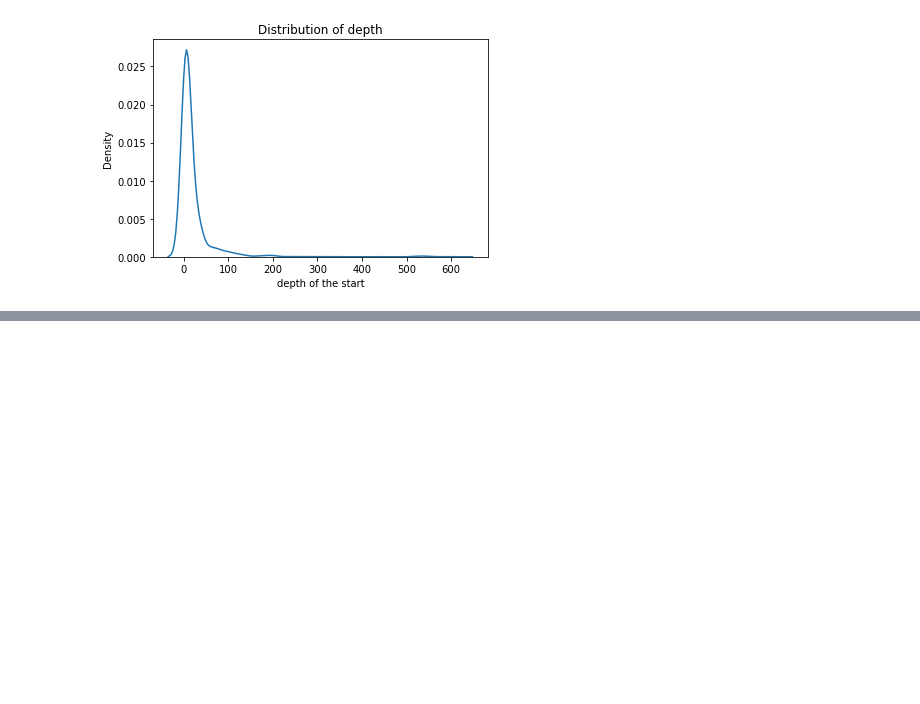
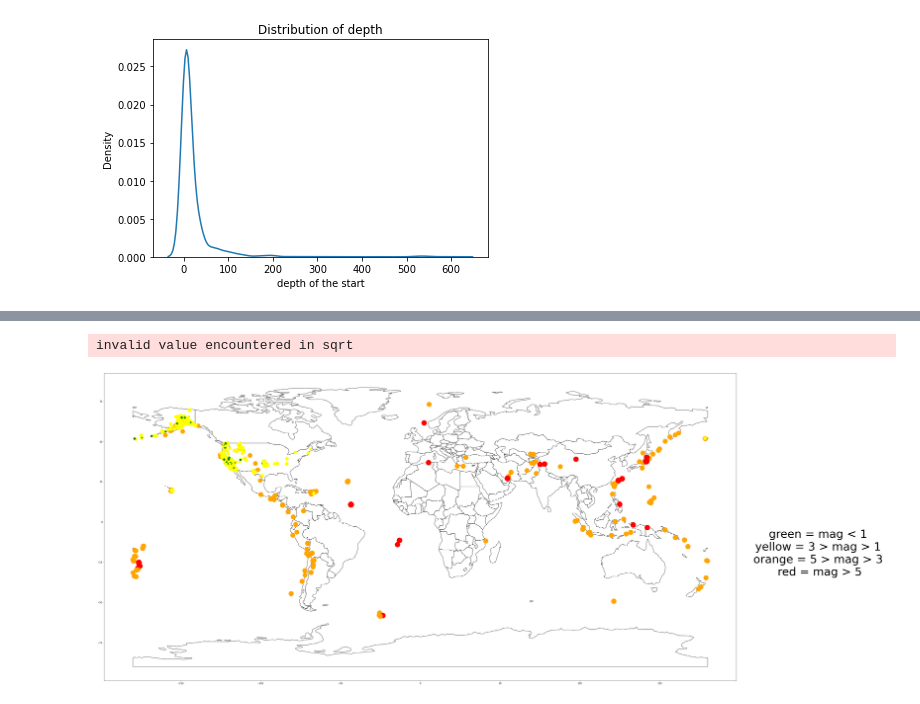
Before and after one commit to janisfroelich/daw, a Jupyter notebook: Erdbeben/Daten_aufbereiten.ipynb, the cells around one changed output, grey strips where cells are left out. Saved outputs shown, nothing was run; the diff lists cells and outputs as text; code cells hidden in the pictures; blank space fills up the shorter version.

```diff
--- a/Erdbeben/Daten_aufbereiten.ipynb
+++ b/Erdbeben/Daten_aufbereiten.ipynb
@@ -178,0 +212,4 @@ koordinaten_check.is_valid.sum()
+# %%
+mag_people_felt = []
+for i in range(len(df_erdbeben_factor)):
+    mag_people_felt.append(df_erdbeben_factor["mag"][i] * df_erdbeben_factor["nfelt"][i])
@@ -214,3 +259,14 @@ plt.title("Distribution of depth")
 # %% [output]
 Text(0.5, 1.0, 'Distribution of depth')
 [figure]
+# %%
+df_erdbeben_factor["color"] = 0
+for i in range(len(df_erdbeben_factor)):
+    if df_erdbeben_factor["mag"][i] > 5:
+        df_erdbeben_factor["color"][i] = "red"
+    elif df_erdbeben_factor["mag"][i] > 3:
+        df_erdbeben_factor["color"][i] = "orange"
+    elif df_erdbeben_factor["mag"][i] > 1:
+        df_erdbeben_factor["color"][i] = "yellow"
+    else:
+        df_erdbeben_factor["color"][i] = "green"
@@ -216,0 +283,11 @@ Text(0.5, 1.0, 'Distribution of depth')
+# %%
+#Import world map from geopandas
+world = gpd.read_file(gpd.datasets.get_path('naturalearth_lowres'))
+axis = world.plot(figsize=(50,50), color='white', edgecolor='black')
+
+df_erdbeben_factor.plot(ax=axis, color=df_erdbeben_factor["color"], markersize=(df_erdbeben_factor["mag"]*100))
+plt.suptitle("green = mag < 1\n yellow = 3 > mag > 1 \n orange = 5 > mag > 3 \n red = mag > 5", x=1, y=0.5, fontsize=50)
+plt.show()
+# %% [output]
+invalid value encountered in sqrt
+[figure, added]
```
Also changed, not shown: parts of 6 cells of this notebook, 1 other file.
